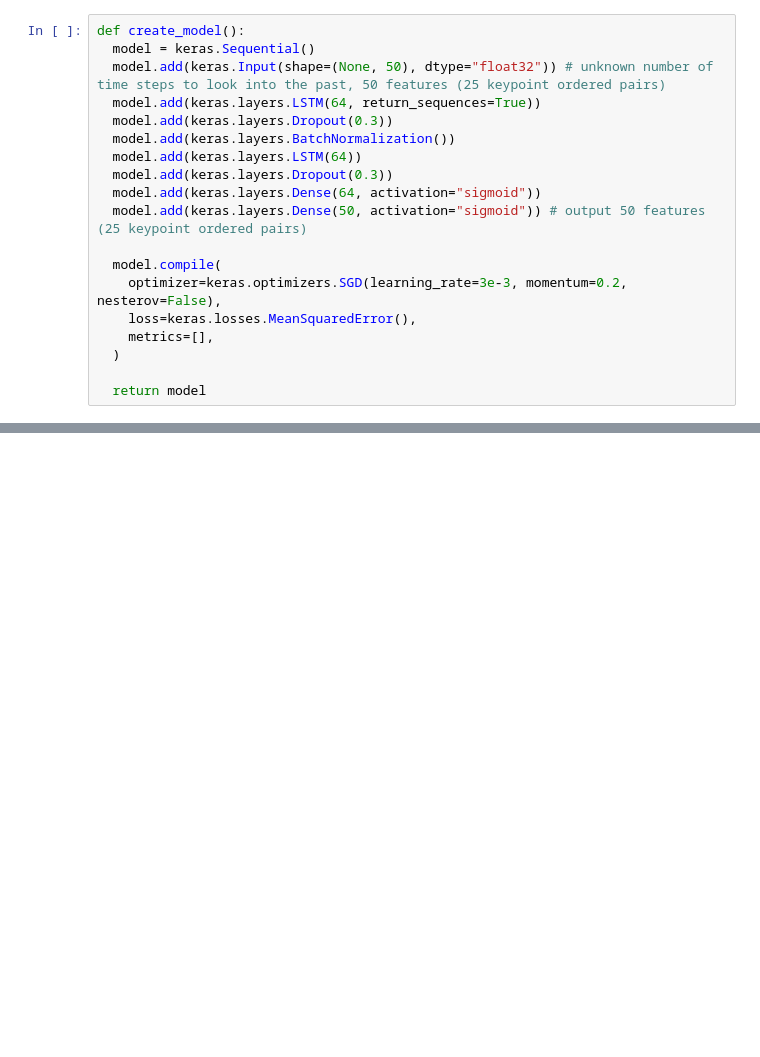
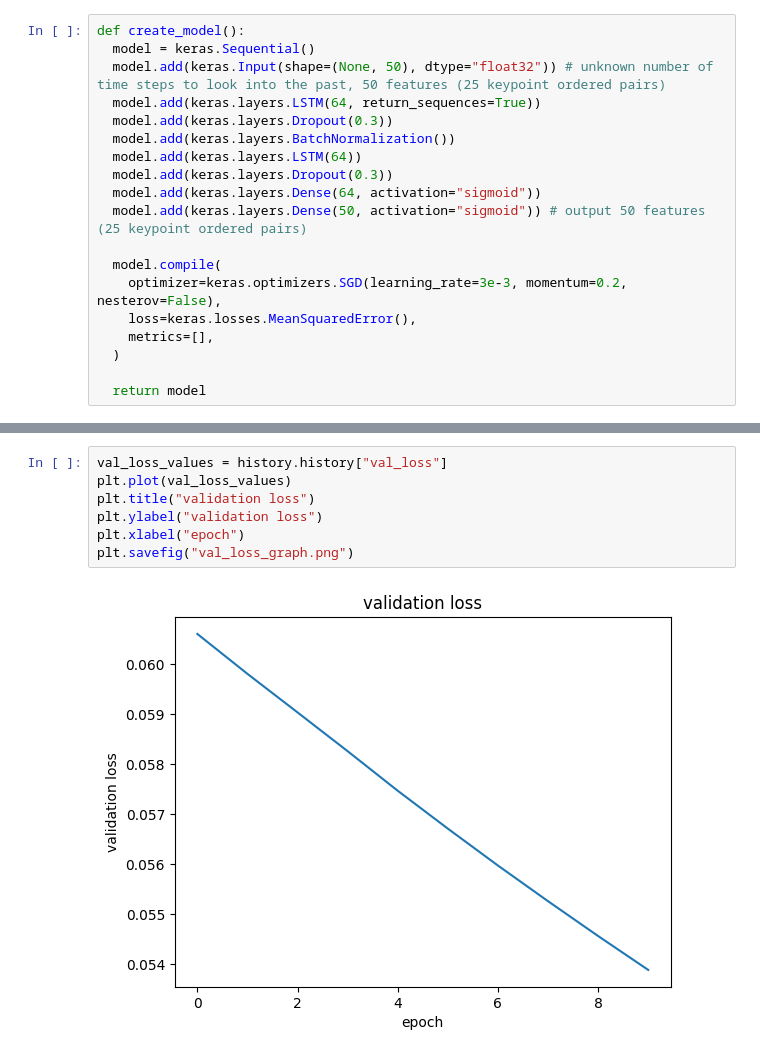
Before and after one commit to DiliSimon/generative-snowboard, a Jupyter notebook: KP_RNN.ipynb, the cells around one changed output, grey strips where cells are left out. Cells and saved outputs as stored; diff of their text form; blank space fills up the shorter version.

```diff
--- a/KP_RNN.ipynb
+++ b/KP_RNN.ipynb
@@ -86 +92,10 @@ Epoch 394/1000
+# %%
+val_loss_values = history.history["val_loss"]
+plt.plot(val_loss_values)
+plt.title("validation loss")
+plt.ylabel("validation loss")
+plt.xlabel("epoch")
+plt.savefig("val_loss_graph.png")
+# %% [output]
+[figure, added]
 # %%
```
Also changed, not shown: parts of 8 cells of this notebook.
